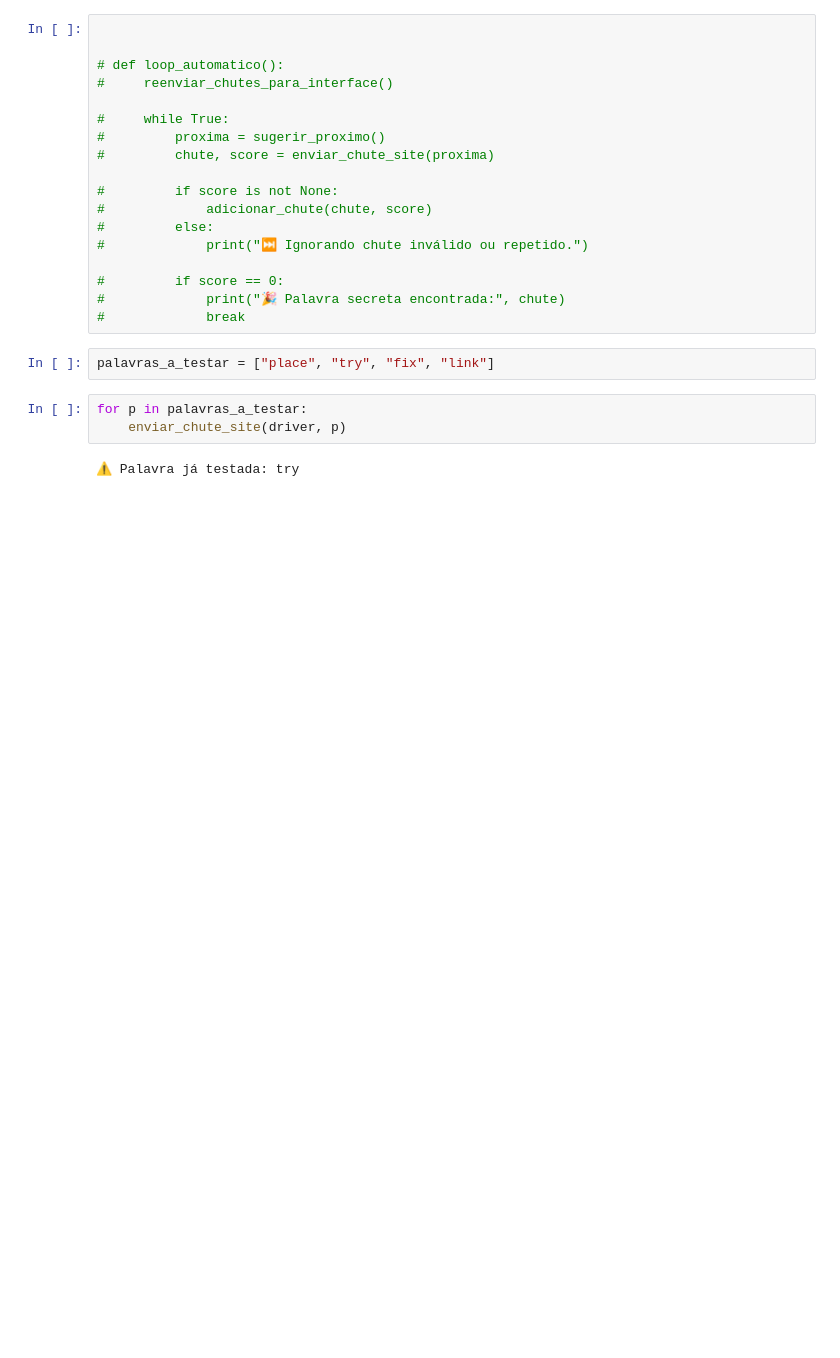
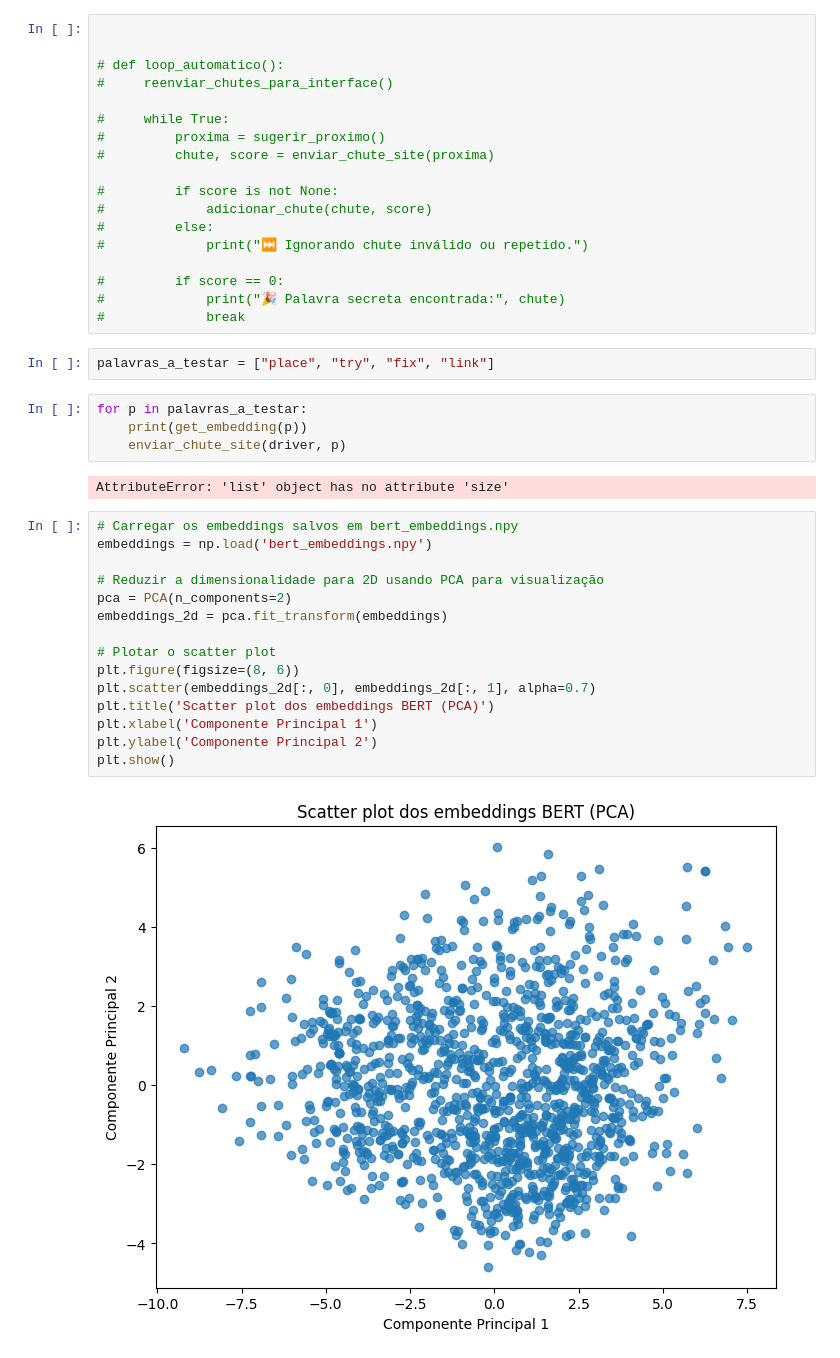
Before and after one commit to FelipeFrug/Conexo_solver, a Jupyter notebook: novo_main.ipynb, the cells around one changed output. Drawn from its saved outputs; the diff is of its cells as text; blank space fills up the shorter version.

```diff
--- a/novo_main.ipynb
+++ b/novo_main.ipynb
@@ -49,6 +62,24 @@ temas_usados = set()
 palavras_a_testar = ["place", "try", "fix", "link"]
 # %%
 for p in palavras_a_testar:
+    print(get_embedding(p))
     enviar_chute_site(driver, p)
 # %% [output]
-⚠️ Palavra já testada: try
+AttributeError: 'list' object has no attribute 'size'
+# %%
+# Carregar os embeddings salvos em bert_embeddings.npy
+embeddings = np.load('bert_embeddings.npy')
+
+# Reduzir a dimensionalidade para 2D usando PCA para visualização
+pca = PCA(n_components=2)
+embeddings_2d = pca.fit_transform(embeddings)
+
+# Plotar o scatter plot
+plt.figure(figsize=(8, 6))
+plt.scatter(embeddings_2d[:, 0], embeddings_2d[:, 1], alpha=0.7)
+plt.title('Scatter plot dos embeddings BERT (PCA)')
+plt.xlabel('Componente Principal 1')
+plt.ylabel('Componente Principal 2')
+plt.show()
+# %% [output]
+[figure, added]
```
Also changed, not shown: parts of 4 cells of this notebook, 1 other file.
